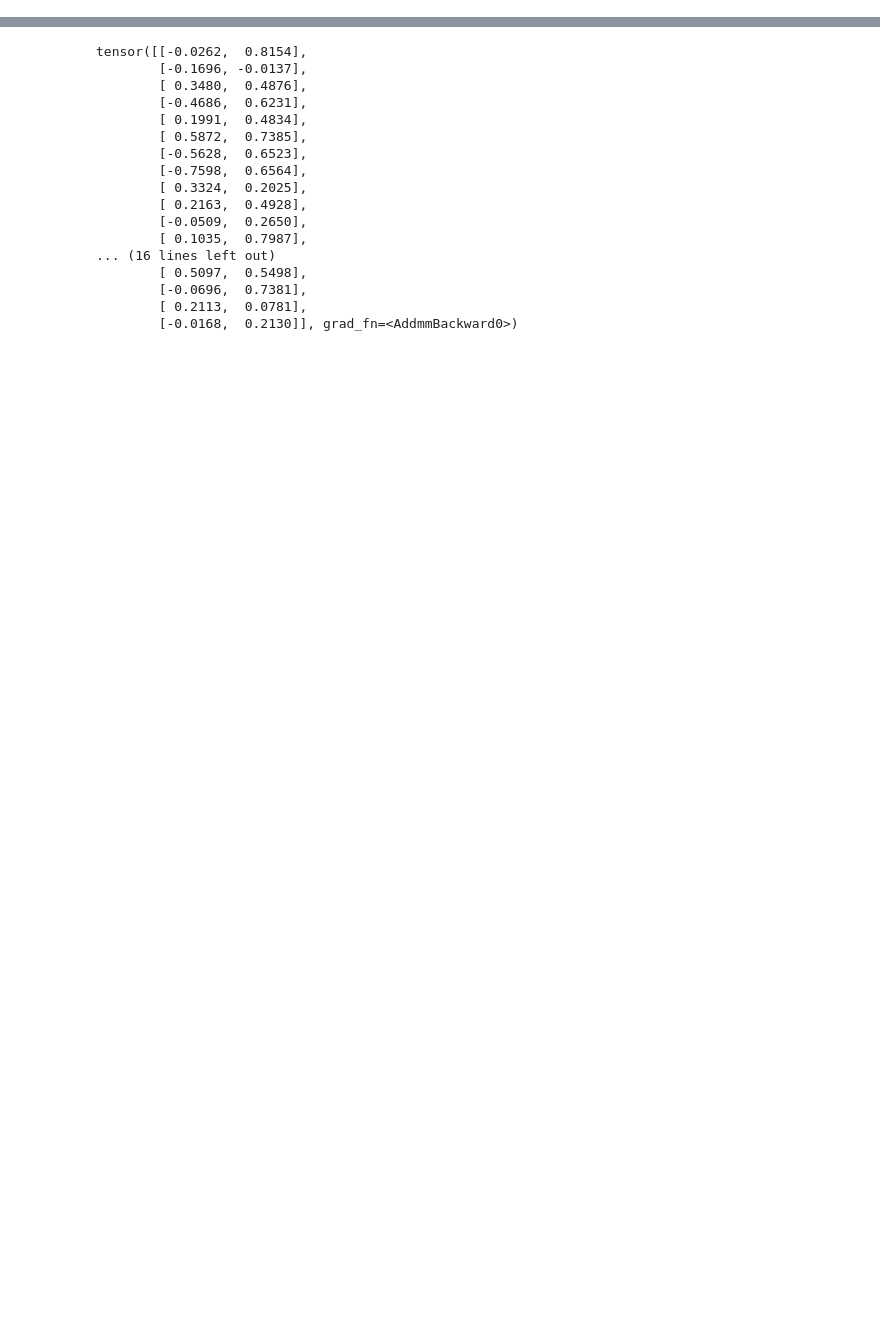
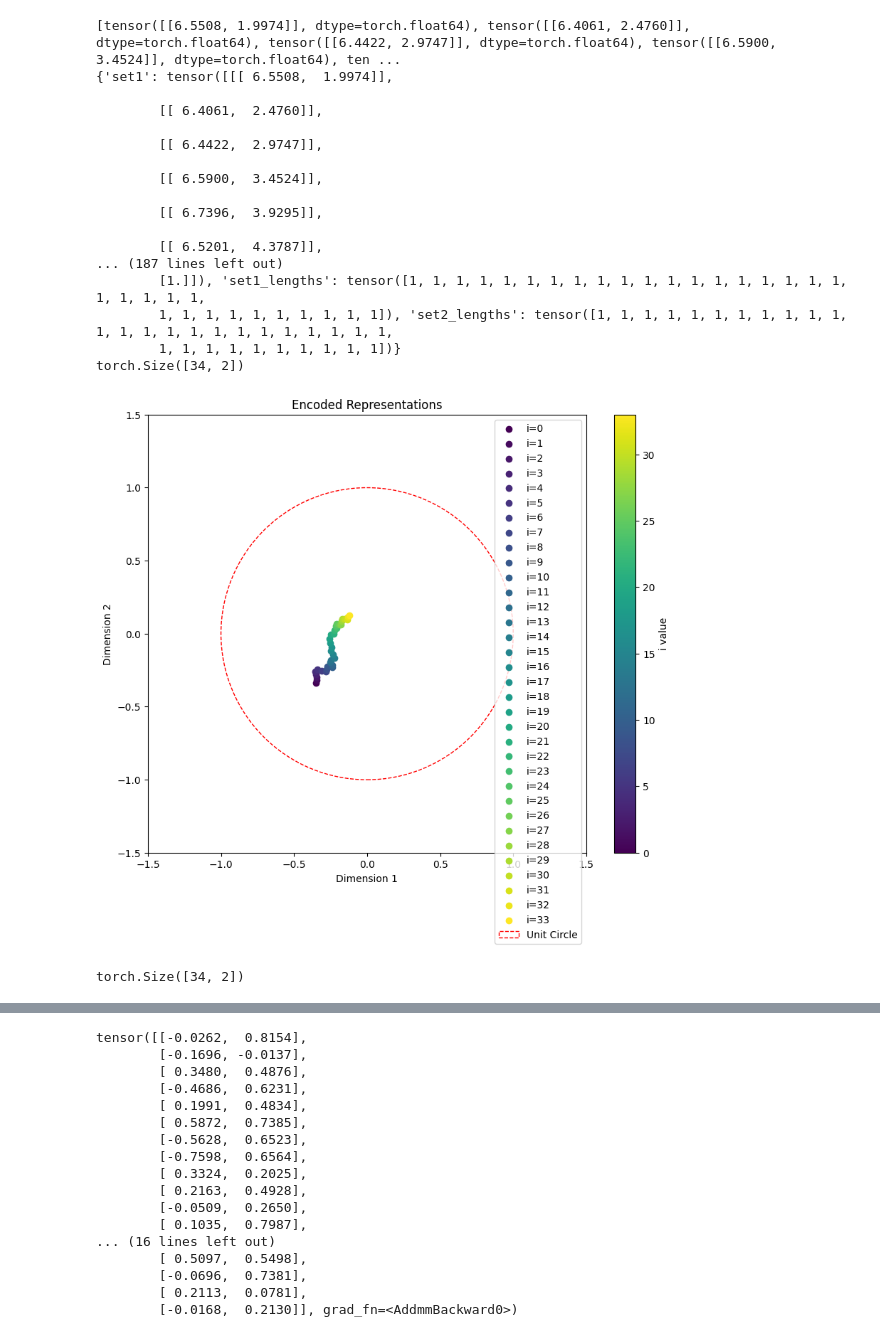
Before and after one commit to YongweiChe/hyperbolic-gcrl, a Jupyter notebook: SetViz.ipynb, the cells around one changed output, grey strips where cells are left out. Saved outputs shown, nothing was run; the diff lists cells and outputs as text; code cells hidden in the pictures; blank space fills up the shorter version.

```diff
--- a/SetViz.ipynb
+++ b/SetViz.ipynb
@@ -127,0 +136,80 @@ torch.Size([25, 2])
+# %%
+import matplotlib.pyplot as plt
+import matplotlib.colors as mcolors
+import numpy as np
+
+def view_traj(i):
+    val = np.stack([x[0] for x in dataset.trajectories[i]])
+
+    l = []
+
+    for i in range(1, val.shape[0]):
+        l.append(torch.tensor([val[i]]))
+    print(l)
+    batch = collate_fn([(x, x) for x in l])
+    print(batch)
+    s = batch['set1']
+    mask = batch['set1_mask']
+
+    s_enc = encoder1(s, mask)
+    if hyperbolic:
+        s_enc = s_enc.tensor
+    print(s_enc.shape)
+    with torch.no_grad():
+        fig, ax = plt.subplots(figsize=(10, 8))
+        # Create a colormap
+        cmap = plt.get_cmap('viridis')  # You can change 'viridis' to any other colormap
+        # Normalize color values
+        norm = mcolors.Normalize(vmin=0, vmax=len(s_enc)-1)
+        # Plot each point with a color from the colormap
+        for i in range(len(s_enc)):
+            scatter = ax.scatter(x=s_enc[i,0], y=s_enc[i,1],
+                        color=cmap(norm(i)),
+                        label=f'i={i}')
+        # Add a colorbar
+        sm = plt.cm.ScalarMappable(cmap=cmap, norm=norm)
+        sm.set_array([])
+        plt.colorbar(sm, ax=ax, label='i value')
+
+        # Add unit circle
+        circle = plt.Circle((0, 0), 1, fill=False, color='r', linestyle='--', label='Unit Circle')
+        ax.add_artist(circle)
+
+        # Set limits to ensure the unit circle is centered
+        ax.set_xlim(-1.5, 1.5)
+        ax.set_ylim(-1.5, 1.5)
+
+        ax.set_title('Encoded Representations')
+        ax.set_xlabel('Dimension 1')
+        ax.set_ylabel('Dimension 2')
+        ax.legend()
+
+        # Ensure the aspect ratio is equal
+        ax.set_aspect('equal', adjustable='box')
+
+        plt.show()
+
+
+i = 16
+view_traj(i)
+view(i)
+# %% [output]
+[tensor([[6.5508, 1.9974]], dtype=torch.float64), tensor([[6.4061, 2.4760]], dtype=torch.float64), tensor([[6.4422, 2.9747]], dtype=torch.float64), tensor([[6.5900, 3.4524]], dtype=torch.float64), ten ...
+{'set1': tensor([[[ 6.5508,  1.9974]],
+
+        [[ 6.4061,  2.4760]],
+
+        [[ 6.4422,  2.9747]],
+
+        [[ 6.5900,  3.4524]],
+
+        [[ 6.7396,  3.9295]],
+
+        [[ 6.5201,  4.3787]],
+... (187 lines left out)
+        [1.]]), 'set1_lengths': tensor([1, 1, 1, 1, 1, 1, 1, 1, 1, 1, 1, 1, 1, 1, 1, 1, 1, 1, 1, 1, 1, 1, 1, 1,
+        1, 1, 1, 1, 1, 1, 1, 1, 1, 1]), 'set2_lengths': tensor([1, 1, 1, 1, 1, 1, 1, 1, 1, 1, 1, 1, 1, 1, 1, 1, 1, 1, 1, 1, 1, 1, 1, 1,
+        1, 1, 1, 1, 1, 1, 1, 1, 1, 1])}
+torch.Size([34, 2])
+[figure, added]
+torch.Size([34, 2])
```
Also changed, not shown: parts of 11 cells of this notebook, 15 other files.
